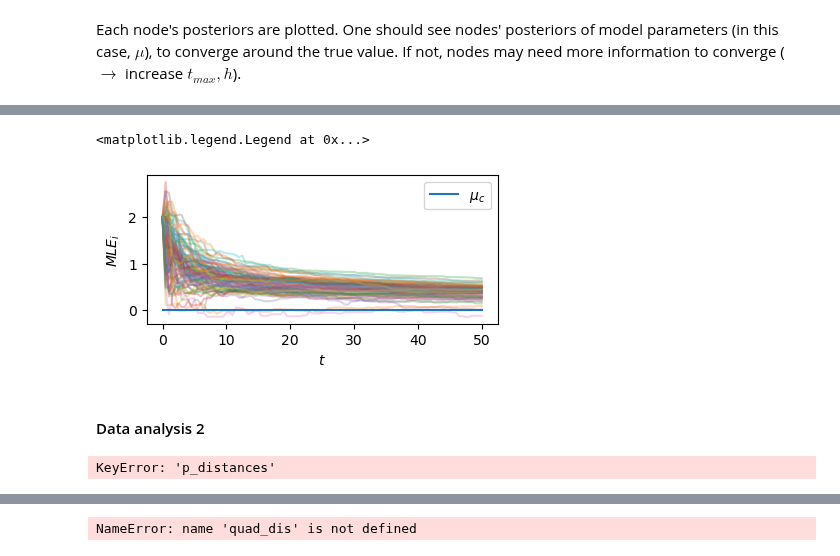
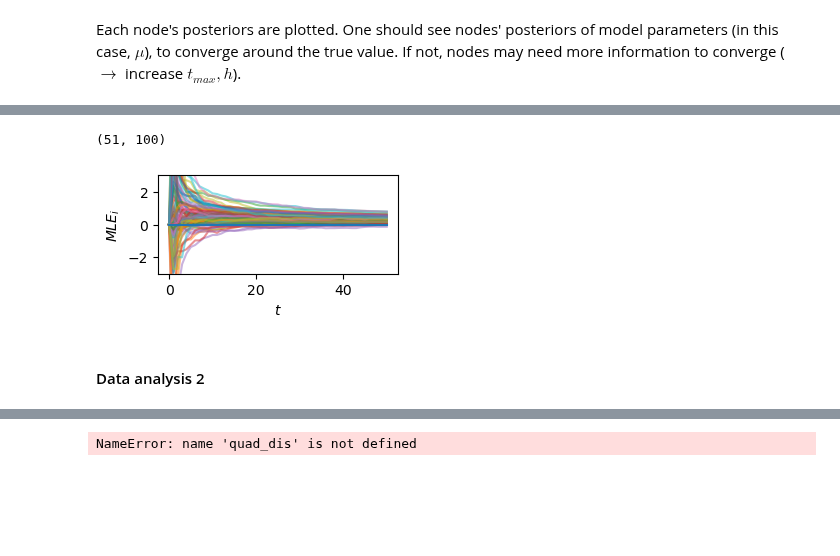
Before and after one commit to Priesemann-Group/neuro_op, a Jupyter notebook: notebooks/Testing_param.ipynb, the cells around one changed output, grey strips where cells are left out. Saved outputs shown, nothing was run; the diff lists cells and outputs as text; code cells hidden in the pictures; blank space fills up the shorter version.

```diff
--- a/notebooks/Testing_param.ipynb
+++ b/notebooks/Testing_param.ipynb
@@ -21,11 +22,12 @@ import neuro_op as nop
 # Reference input
 input = dict(
     G=nop.build_random_network(N_nodes=100, N_neighbours=5),  # networkx graph object
+    #G=nx.empty_graph(1),
     llf_nodes=st.norm,  # Likelihood function (llf) of nodes, Gaussian by default
     llf_world=st.norm,  # Likelihood function (llf) of world, Gaussian by default
     params_node=dict(  # Parameter priors of nodes (mu and associated uncertainty (standard deviation)), Gaussian by default
-        loc=2,
-        scale=1,
+        loc=0,
+        scale=10,
     ),
     sd_llf=1,  # Standard deviation of the likelihood function (llf) of nodes, assumed known & static
     params_world=dict(  # Likelihood function (llf) parameters of world, Gaussian by default
@@ -33,16 +35,16 @@ input = dict(
         scale=1,
     ),
     h=1,  # Rate of external information draw events
-    r=0,  # Rate of edge information exchange events
+    r=1,  # Rate of edge information exchange events
     t0=0,  # Start time of simulation
     t_max=50,  # End time of simulation
-    t_sample=.5,  # Periodicity for which samples and distance measures (KL-div, p-distance) are taken
+    t_sample=1,  # Periodicity for which samples and distance measures (KL-div, p-distance) are taken
     sample_bins=201,  # Number of bins used in distance measures
     sample_range=(
         -5,
         5,
     ),  # Interval over which distance measure distributions are considered
-    sampling=True
+    sampling=True,
 )
 # %%
 # Exec times (s)
@@ -115,10 +117,10 @@ ax.hist(sigmas, bins=20)
 # %%
 # Implement external sampling routine (or rather test if feasible)
-k = 5
+k = 0
 nody = out1["nodesConj"][k]
 #mu_nody = np.array(out1["mu_nodes"])[:, k][1:]
 #
-fig, ax = plt.subplots(constrained_layout=True, figsize=(4, 2))
+fig, ax = plt.subplots(constrained_layout=True, figsize=(3, 1.5))
 #ax.plot(
 #    np.arange(input["t0"], input["t_max"], input["t_sample"]),
 #    mu_nody,
@@ -138,8 +140,11 @@ for i, _ in enumerate(x_in):
     )
     post_sig[i] = (1 / post_sig[i - 1] ** 2 + 1 / sd_llf**2) ** (-0.5)
 
-ax.plot(x_in[:, 2], post_mu, "x", alpha=1)
+ax.set_ylim(-1,1)
+ax.plot(x_in[:, 2], post_mu, "+", alpha=1)
+ax.set_xlabel("$t$")
+ax.set_ylabel("$MLE_i$")
 
 print(nody.diary_in)
-nop.postrun_Mu_ConjMu(2,1,1,nody.diary_in)
+#fig.savefig("graphics-output/mu_N1.png", dpi=1500)
 # %% [output]
@@ -181,28 +169,20 @@ nop.postrun_Mu_ConjMu(2,1,1,nody.diary_in)
 # %%
 mu_arr = np.array(out1["mu_nodes"])
+print(mu_arr.shape)
 x = np.arange(input["t0"], input["t_max"] + input["t_sample"], input["t_sample"])
-fig, ax = plt.subplots(constrained_layout=True, figsize=(4, 2))
+fig, ax = plt.subplots(constrained_layout=True, figsize=(3, 1.5))
 for i, _ in enumerate(mu_arr.T):
-    ax.plot(x, mu_arr.T[i], alpha=0.3)
+    ax.plot(x, mu_arr.T[i], alpha=0.5, label=f"$\mu_{i}$")
     ax.set_xlabel("$t$")
     ax.set_ylabel("$MLE_i$")
-# ax.set_ylim(-5, 5)
+ax.set_ylim(-3, 3)
 ax.plot(x, [0] * len(x), "-", label="$\mu_c$")
-# ax.set_yscale("log")
-# ax.loglog()
-ax.legend()
+#ax.set_yscale("log")
+#ax.loglog()
+#ax.legend()
+fig.savefig("./graphics-output/mu_nodes.png", dpi=1500)
 # %% [output]
-<matplotlib.legend.Legend at 0x...>
+(51, 100)
-[figure, old version]
+[figure, new version]
 # %% [markdown]
 #### Data analysis 2
-# %%
-N_iter = range(input["G"].number_of_nodes())
-kld = np.array(out1["kl_divs"])
-lin_dis = np.array(out1["p_distances"])[:, 0]
-quad_dis = np.array(out1["p_distances"])[:, 1]
-print(lin_dis.shape)
-kld.shape
-np.array(out1["p_distances"]).shape
-# %% [output]
-KeyError: 'p_distances'
```
Also changed, not shown: parts of 6 cells of this notebook, 4 other files.
